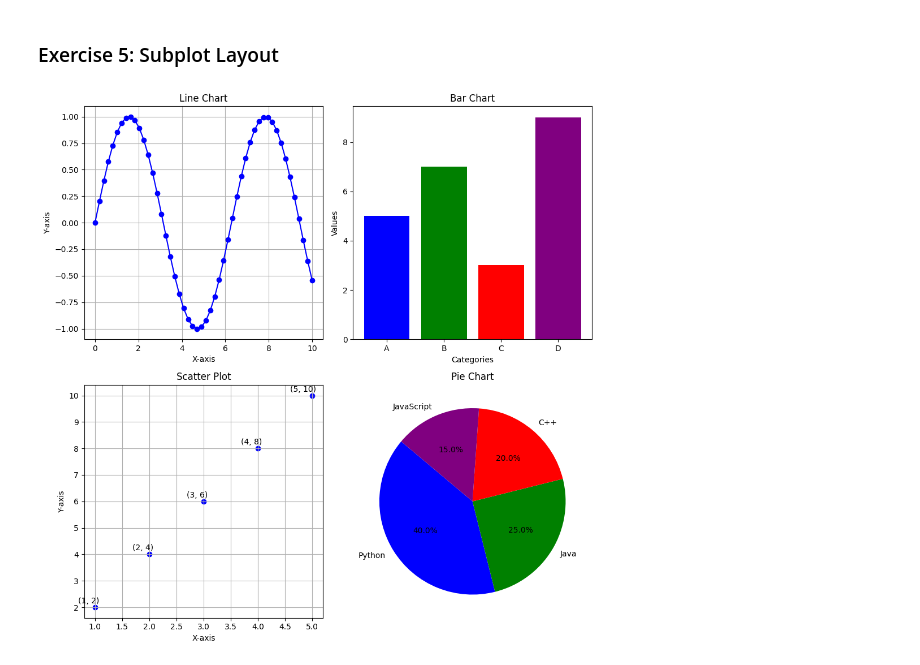
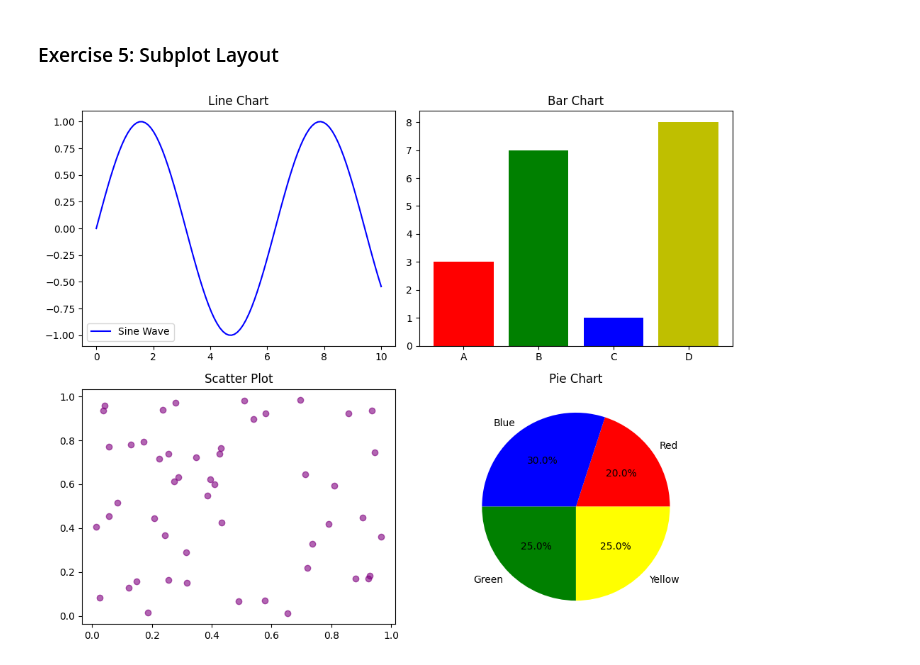
Before and after one commit to interleap-team/python-jupyter-template, a Jupyter notebook: src/5-subplot.ipynb, the cells around one changed output. Cells and saved outputs as stored; diff of their text form; code cells hidden in the pictures.

```diff
--- a/src/5-subplot.ipynb
+++ b/src/5-subplot.ipynb
@@ -6,51 +6,46 @@
 # %%
 import matplotlib.pyplot as plt
 import numpy as np
 
-# Data for plots
-x = np.linspace(0, 10, 50)
-y = np.sin(x)
-categories = ['A', 'B', 'C', 'D']
-values = [5, 7, 3, 9]
-x_scatter = [1, 2, 3, 4, 5]
-y_scatter = [2, 4, 6, 8, 10]
-labels = ['Python', 'Java', 'C++', 'JavaScript']
-sizes = [40, 25, 20, 15]
-colors = ['blue', 'green', 'red', 'purple']
+def create_plots():
+    try:
+        # Sample Data
+        x = np.linspace(0, 10, 100)
+        y = np.sin(x)
+        categories = ['A', 'B', 'C', 'D']
+        values = [3, 7, 1, 8]
+        x_scatter = np.random.rand(50)
+        y_scatter = np.random.rand(50)
+        pie_labels = ['Red', 'Blue', 'Green', 'Yellow']
+        pie_sizes = [20, 30, 25, 25]
 
-# Create a 2x2 subplot layout
-fig, axs = plt.subplots(2, 2, figsize=(10, 10))
+        # Creating Subplots
+        fig, axs = plt.subplots(2, 2, figsize=(10, 8))
 
-# Line plot
-axs[0, 0].plot(x, y, linestyle='-', color='blue', marker='o')
-axs[0, 0].set_title("Line Chart")
-axs[0, 0].set_xlabel("X-axis")
-axs[0, 0].set_ylabel("Y-axis")
-axs[0, 0].grid(True)
+        # Line Plot
+        axs[0, 0].plot(x, y, label='Sine Wave', color='b')
+        axs[0, 0].set_title('Line Chart')
+        axs[0, 0].legend()
 
-# Bar plot
-axs[0, 1].bar(categories, values, color=colors)
-axs[0, 1].set_title("Bar Chart")
-axs[0, 1].set_xlabel("Categories")
-axs[0, 1].set_ylabel("Values")
+        # Bar Chart
+        axs[0, 1].bar(categories, values, color=['r', 'g', 'b', 'y'])
+        axs[0, 1].set_title('Bar Chart')
 
-# Scatter plot
-axs[1, 0].scatter(x_scatter, y_scatter, color='blue')
-for i, txt in enumerate(zip(x_scatter, y_scatter)):
-    axs[1, 0].annotate(f"{txt}", (x_scatter[i], y_scatter[i]), textcoords="offset points", xytext=(5,5), ha='right')
-axs[1, 0].set_title("Scatter Plot")
-axs[1, 0].set_xlabel("X-axis")
-axs[1, 0].set_ylabel("Y-axis")
-axs[1, 0].grid(True)
+        # Scatter Plot
+        axs[1, 0].scatter(x_scatter, y_scatter, color='purple', alpha=0.6)
+        axs[1, 0].set_title('Scatter Plot')
 
-# Pie chart
-axs[1, 1].pie(sizes, labels=labels, autopct='%1.1f%%', startangle=140, colors=colors)
-axs[1, 1].set_title("Pie Chart")
+        # Pie Chart
+        axs[1, 1].pie(pie_sizes, labels=pie_labels, autopct='%1.1f%%', colors=['red', 'blue', 'green', 'yellow'])
+        axs[1, 1].set_title('Pie Chart')
 
-# Adjust layout
-plt.tight_layout()
+        # Adjust layout
+        plt.tight_layout()
+        plt.show()
+    except Exception as e:
+        print(f"An error occurred: {e}")
 
-# Show plot
-plt.show()
+# Execute the function
+create_plots()
 # %% [output]
-[figure, old version]
+[figure, new version]
```
Also changed, not shown: 5 other files.
